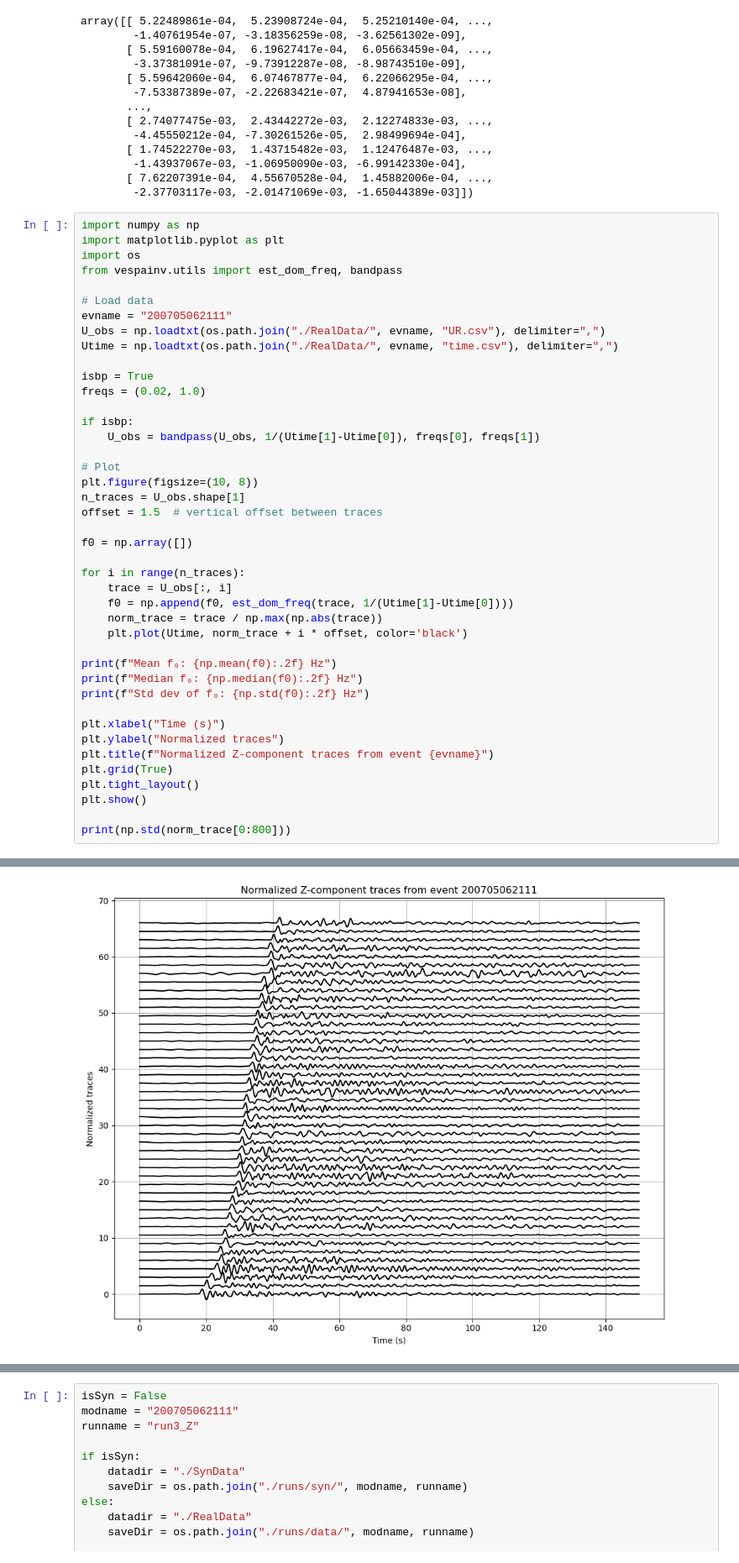
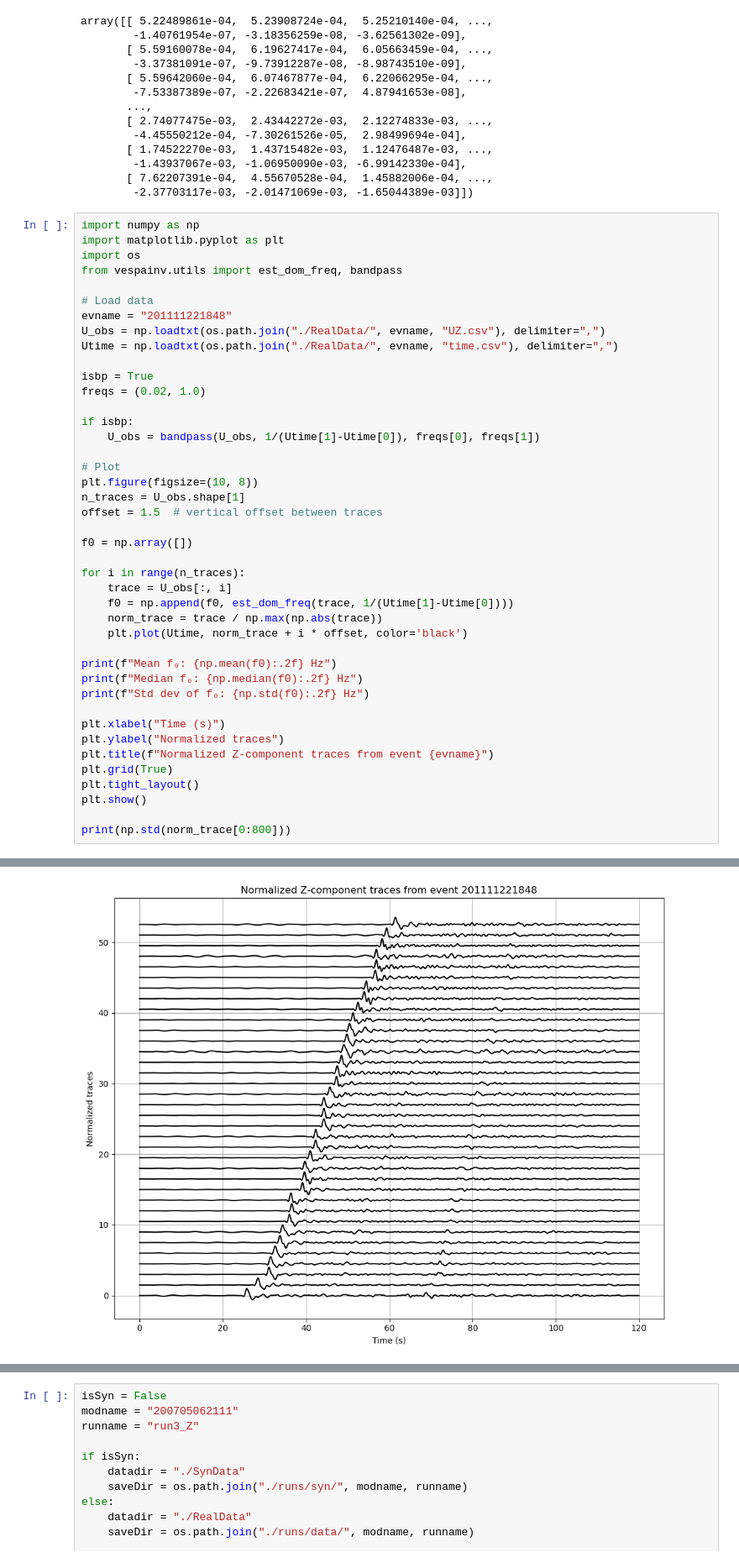
Before and after one commit to evanzzq/VespaPolPy, a Jupyter notebook: Debug.ipynb, the cells around one changed output, grey strips where cells are left out. Shown at 84% size. Drawn from its saved outputs; the diff is of its cells as text.

```diff
--- a/Debug.ipynb
+++ b/Debug.ipynb
@@ -288,8 +288,8 @@ import os
 from vespainv.utils import est_dom_freq, bandpass
 
 # Load data
-evname = "200705062111"
-U_obs = np.loadtxt(os.path.join("./RealData/", evname, "UR.csv"), delimiter=",")
+evname = "201111221848"
+U_obs = np.loadtxt(os.path.join("./RealData/", evname, "UZ.csv"), delimiter=",")
 Utime = np.loadtxt(os.path.join("./RealData/", evname, "time.csv"), delimiter=",")
 
 isbp = True
@@ -344 +344 @@ Std dev of f₀: 0.06 Hz
-[figure, old version]
+[figure, new version]
```
Also changed, not shown: parts of 2 cells of this notebook, 9 other files.
